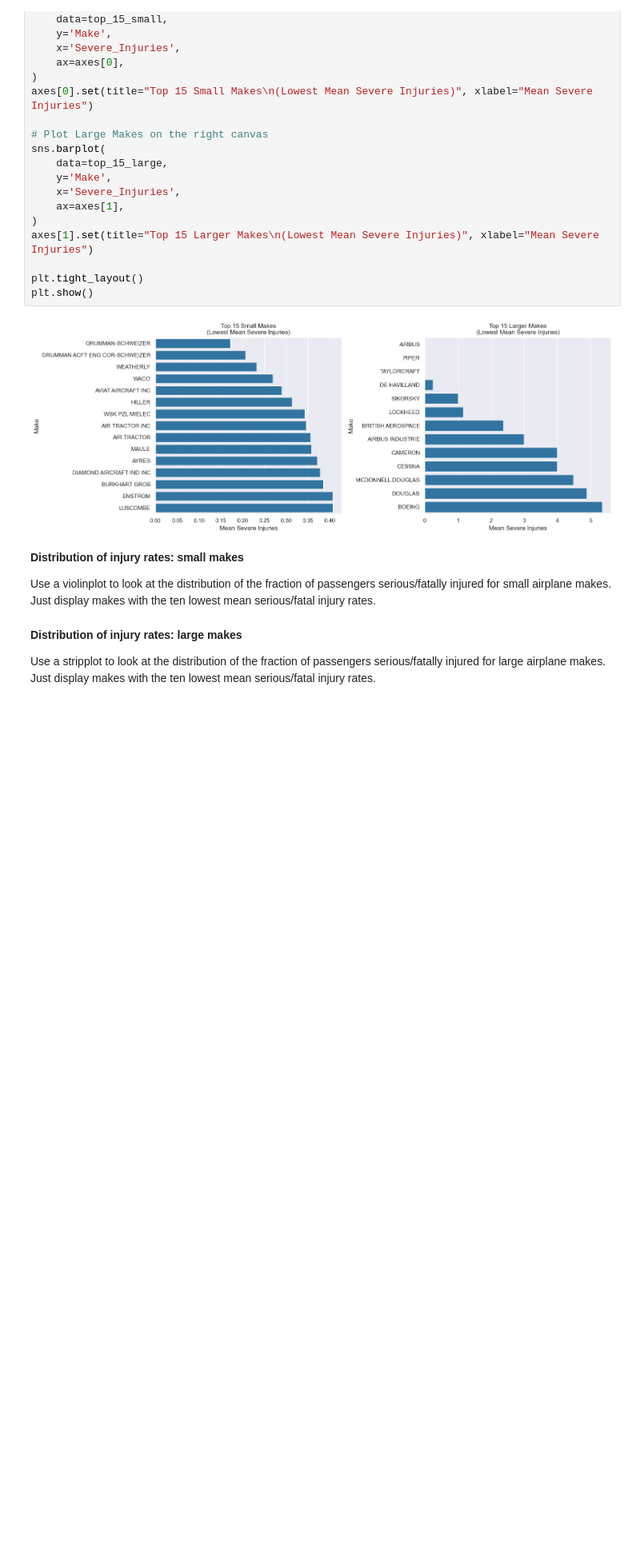
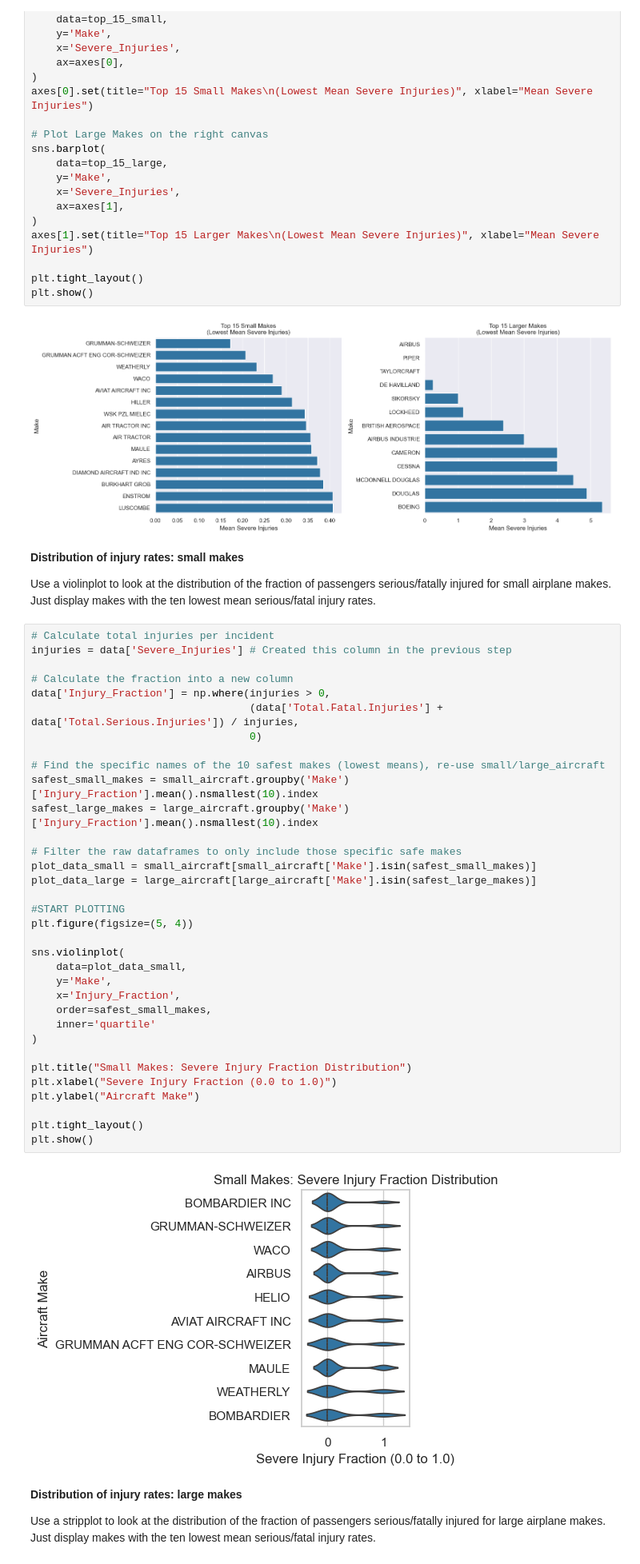
Before and after one commit to hereisphil/dsc-course0-m8-lab, a Jupyter notebook: Aviation_Accidents_Data_Analysis.ipynb, the cells around one changed output. Shown at 80% size. Cells and saved outputs as stored; diff of their text form; blank space fills up the shorter version.

```diff
--- a/Aviation_Accidents_Data_Analysis.ipynb
+++ b/Aviation_Accidents_Data_Analysis.ipynb
@@ -118,6 +118,42 @@ plt.show()
 **Distribution of injury rates: small makes**
 
 Use a violinplot to look at the distribution of the fraction of passengers serious/fatally injured for small airplane makes. Just display makes with the ten lowest mean serious/fatal injury rates.
+# %%
+# Calculate total injuries per incident
+injuries = data['Severe_Injuries'] # Created this column in the previous step
+
+# Calculate the fraction into a new column
+data['Injury_Fraction'] = np.where(injuries > 0,
+                                   (data['Total.Fatal.Injuries'] + data['Total.Serious.Injuries']) / injuries,
+                                   0)
+
+# Find the specific names of the 10 safest makes (lowest means), re-use small/large_aircraft
+safest_small_makes = small_aircraft.groupby('Make')['Injury_Fraction'].mean().nsmallest(10).index
+safest_large_makes = large_aircraft.groupby('Make')['Injury_Fraction'].mean().nsmallest(10).index
+
+# Filter the raw dataframes to only include those specific safe makes
+plot_data_small = small_aircraft[small_aircraft['Make'].isin(safest_small_makes)]
+plot_data_large = large_aircraft[large_aircraft['Make'].isin(safest_large_makes)]
+
+#START PLOTTING
+plt.figure(figsize=(5, 4))
+
+sns.violinplot(
+    data=plot_data_small,
+    y='Make',
+    x='Injury_Fraction',
+    order=safest_small_makes,
+    inner='quartile'
+)
+
+plt.title("Small Makes: Severe Injury Fraction Distribution")
+plt.xlabel("Severe Injury Fraction (0.0 to 1.0)")
+plt.ylabel("Aircraft Make")
+
+plt.tight_layout()
+plt.show()
+# %% [output]
+[figure, added]
 # %% [markdown]
 **Distribution of injury rates: large makes**
 
```
Also changed, not shown: parts of 6 cells of this notebook.
